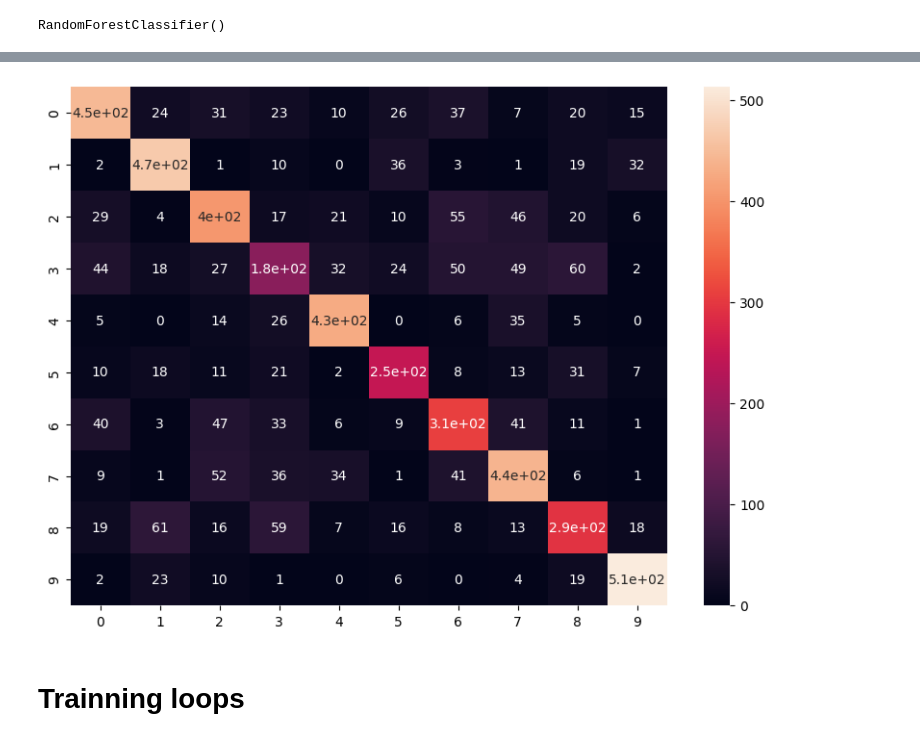
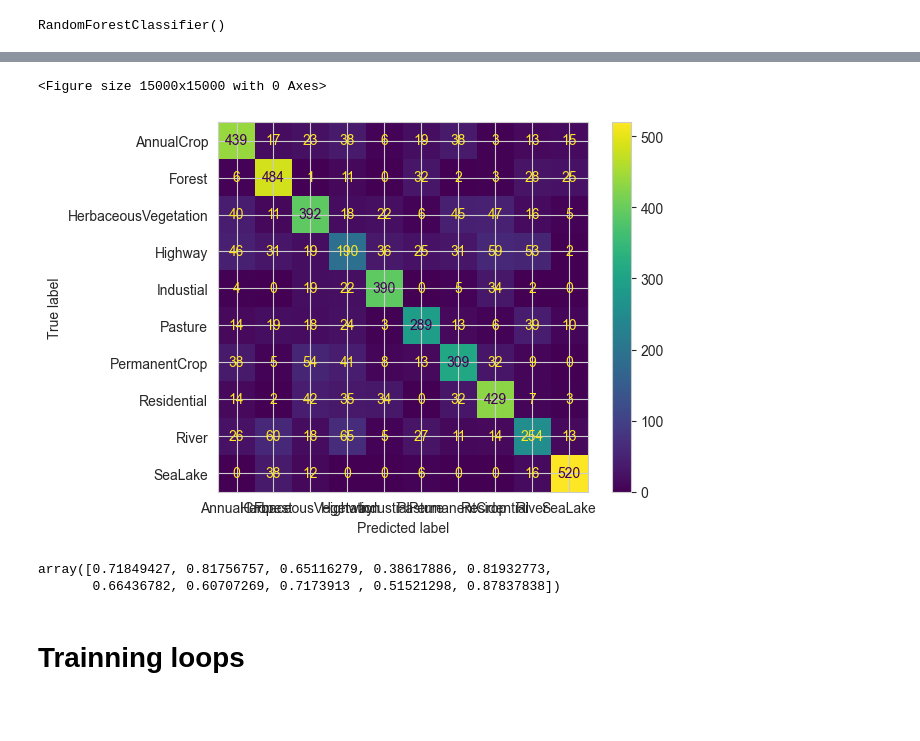
Before and after one commit to PetreBogdan/ExtractingImageFeaturesHSV, a Jupyter notebook: EuroSAT.ipynb, the cells around one changed output, grey strips where cells are left out. Drawn from its saved outputs; the diff is of its cells as text; code cells hidden in the pictures; blank space fills up the shorter version.

Commit message:
Added confusion matrix

```diff
--- a/EuroSAT.ipynb
+++ b/EuroSAT.ipynb
@@ -17,6 +17,9 @@ import pandas as pd
 # Creating dataset
 # %%
 images_path = "F:\Projects\MEDH_projects\ExtractingImageFeaturesHSV\EuroSAT\\2750"
+# %%
+labels_name = ["AnnualCrop", "Forest", "HerbaceousVegetation", "Highway", "Industial", "Pasture", "PermanentCrop",
+          "Residential", "River", "SeaLake"]
 # %%
 images = []
 labels = []
@@ -134,3 +132,0 @@ Accuracy =  0.6894444444444444
-# %%
-confusion_matrix = confusion_matrix(y_true=test_tags, y_pred = predicts)
-print(confusion_matrix)
@@ -148,16 +133,19 @@ print(confusion_matrix)
-# %%
-# create a dataframe from the confusion matrix
-df_cm = pd.DataFrame(confusion_matrix, index = [i for i in range(len(confusion_matrix))],
-                  columns = [i for i in range(len(confusion_matrix))])
-
-# create a heatmap of the confusion matrix
-plt.figure(figsize = (10,7))
-sn.heatmap(df_cm, annot=True)
-
-# show the plot
-plt.show()
-# %% [output]
-[figure, removed]
+# %%
+confusion_matrix_result = confusion_matrix(y_true=test_tags, y_pred = predicts)
+plt.figure(figsize=(100, 100), dpi=150)
+cm_display = ConfusionMatrixDisplay(confusion_matrix_result, display_labels = labels_name)
+cm_display.plot()
+plt.show()
+# %% [output]
+<Figure size 15000x15000 with 0 Axes>
+[figure, added]
+# %%
+confusion_matrix = confusion_matrix_result.astype('float') / confusion_matrix_result.sum(axis=1)[:, np.newaxis]
+#The diagonal entries are the accuracies of each class
+confusion_matrix.diagonal()
+# %% [output]
+array([0.71849427, 0.81756757, 0.65116279, 0.38617886, 0.81932773,
+       0.66436782, 0.60707269, 0.7173913 , 0.51521298, 0.87837838])
 # %% [markdown]
 # Trainning loops
 # %% [markdown]
```
Also changed, not shown: parts of 7 cells of this notebook.
